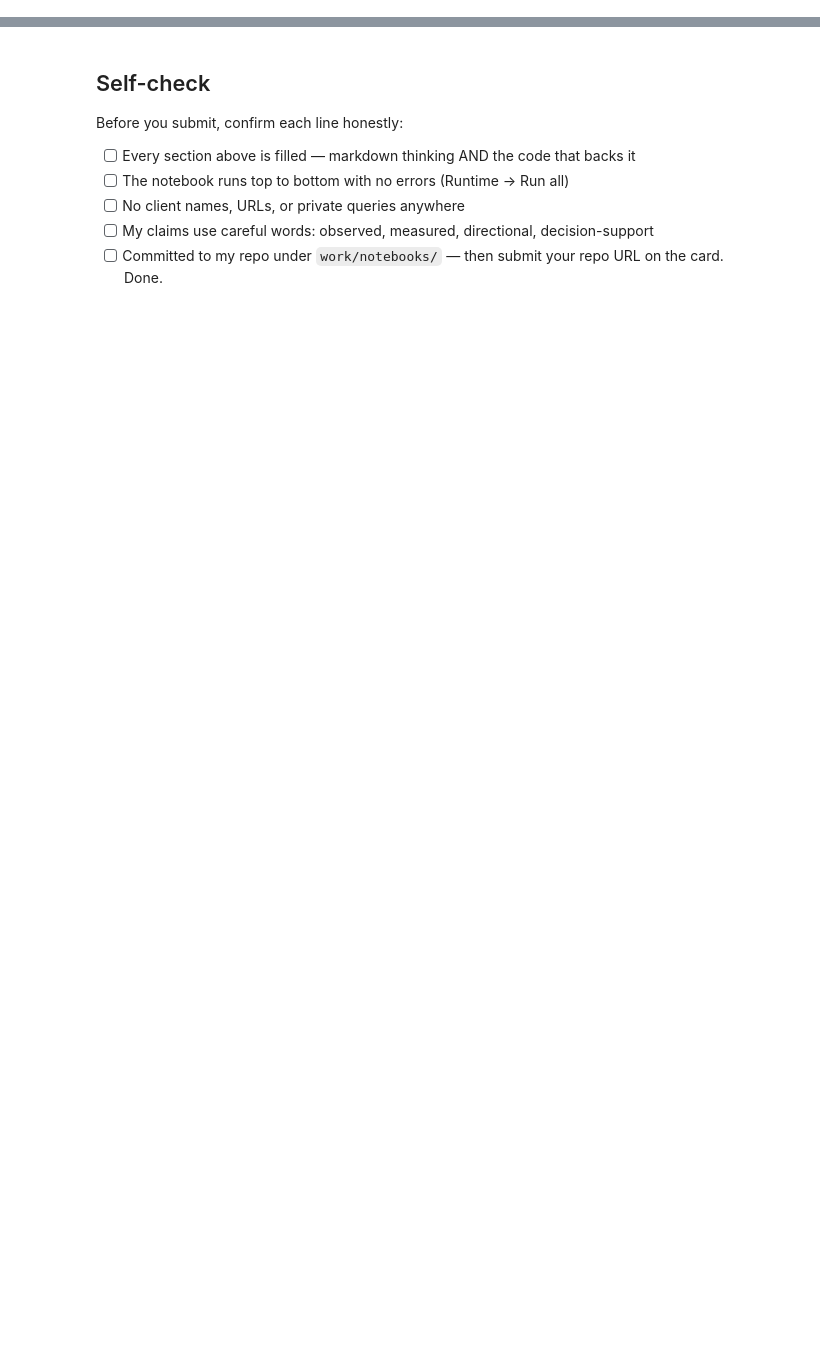
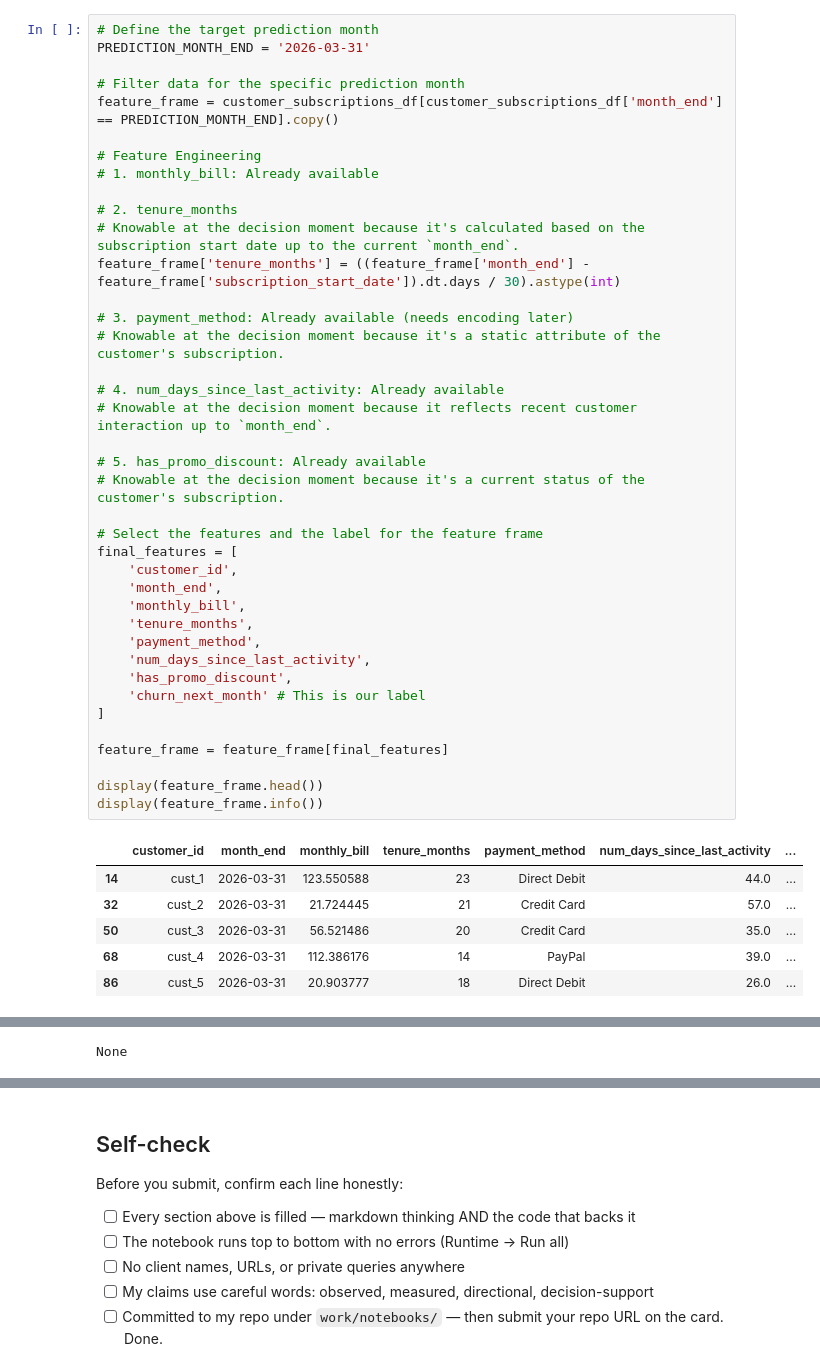
Before and after one commit to RajatBharti11/Rajat, a Jupyter notebook: work/notebooks/w03_data_contract.ipynb, the cells around one changed output, grey strips where cells are left out. Cells and saved outputs as stored; diff of their text form; blank space fills up the shorter version.

```diff
--- a/work/notebooks/w03_data_contract.ipynb
+++ b/work/notebooks/w03_data_contract.ipynb
@@ -36,0 +138,46 @@ This skeleton is yours to fill. Work the sections **in order** — each one has
+# %%
+# Define the target prediction month
+PREDICTION_MONTH_END = '2026-03-31'
+
+# Filter data for the specific prediction month
+feature_frame = customer_subscriptions_df[customer_subscriptions_df['month_end'] == PREDICTION_MONTH_END].copy()
+
+# Feature Engineering
+# 1. monthly_bill: Already available
+
+# 2. tenure_months
+# Knowable at the decision moment because it's calculated based on the subscription start date up to the current `month_end`.
+feature_frame['tenure_months'] = ((feature_frame['month_end'] - feature_frame['subscription_start_date']).dt.days / 30).astype(int)
+
+# 3. payment_method: Already available (needs encoding later)
+# Knowable at the decision moment because it's a static attribute of the customer's subscription.
+
+# 4. num_days_since_last_activity: Already available
+# Knowable at the decision moment because it reflects recent customer interaction up to `month_end`.
+
+# 5. has_promo_discount: Already available
+# Knowable at the decision moment because it's a current status of the customer's subscription.
+
+# Select the features and the label for the feature frame
+final_features = [
+    'customer_id',
+    'month_end',
+    'monthly_bill',
+    'tenure_months',
+    'payment_method',
+    'num_days_since_last_activity',
+    'has_promo_discount',
+    'churn_next_month' # This is our label
+]
+
+feature_frame = feature_frame[final_features]
+
+display(feature_frame.head())
+display(feature_frame.info())
+# %% [output]
+|  | customer_id | month_end | monthly_bill | tenure_months | payment_method | num_days_since_last_activity | ... |
+| 14 | cust_1 | 2026-03-31 | 123.550588 | 23 | Direct Debit | 44.0 | ... |
+| 32 | cust_2 | 2026-03-31 | 21.724445 | 21 | Credit Card | 57.0 | ... |
+| 50 | cust_3 | 2026-03-31 | 56.521486 | 20 | Credit Card | 35.0 | ... |
+| 68 | cust_4 | 2026-03-31 | 112.386176 | 14 | PayPal | 39.0 | ... |
+| 86 | cust_5 | 2026-03-31 | 20.903777 | 18 | Direct Debit | 26.0 | ... |
@@ -36,0 +199 @@ This skeleton is yours to fill. Work the sections **in order** — each one has
+None
```
Also changed, not shown: parts of 21 cells of this notebook.
